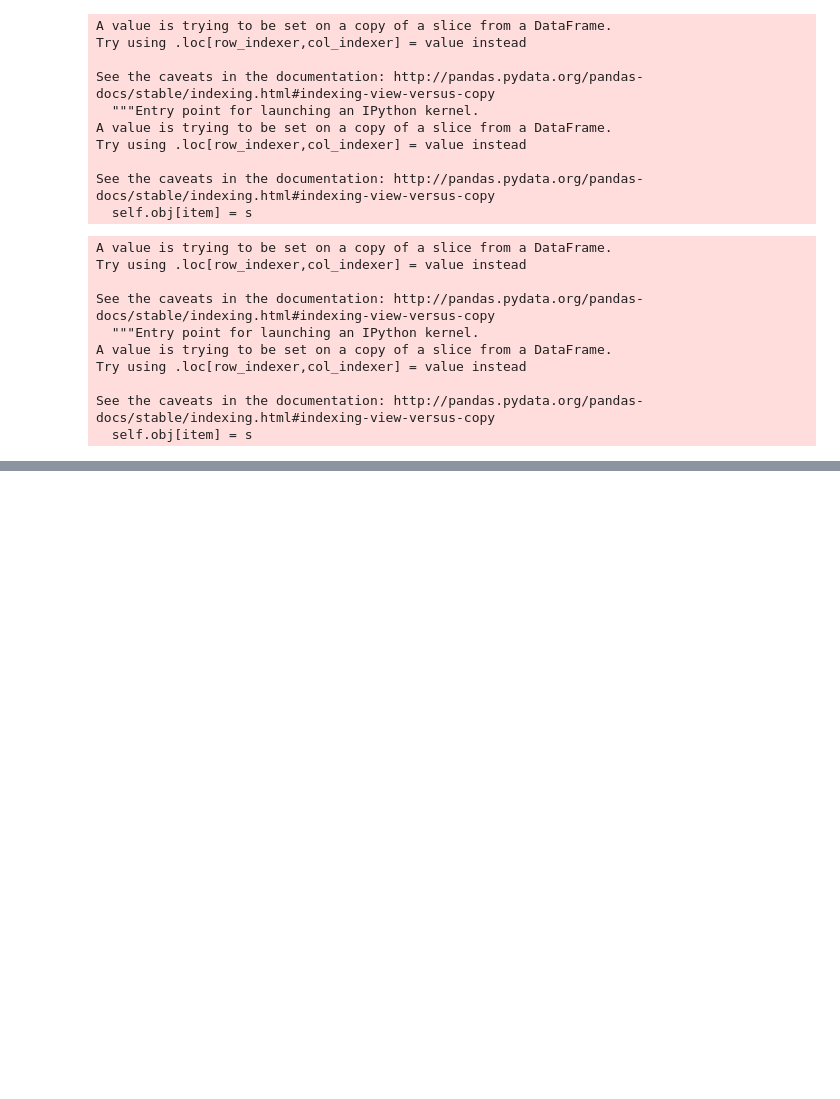
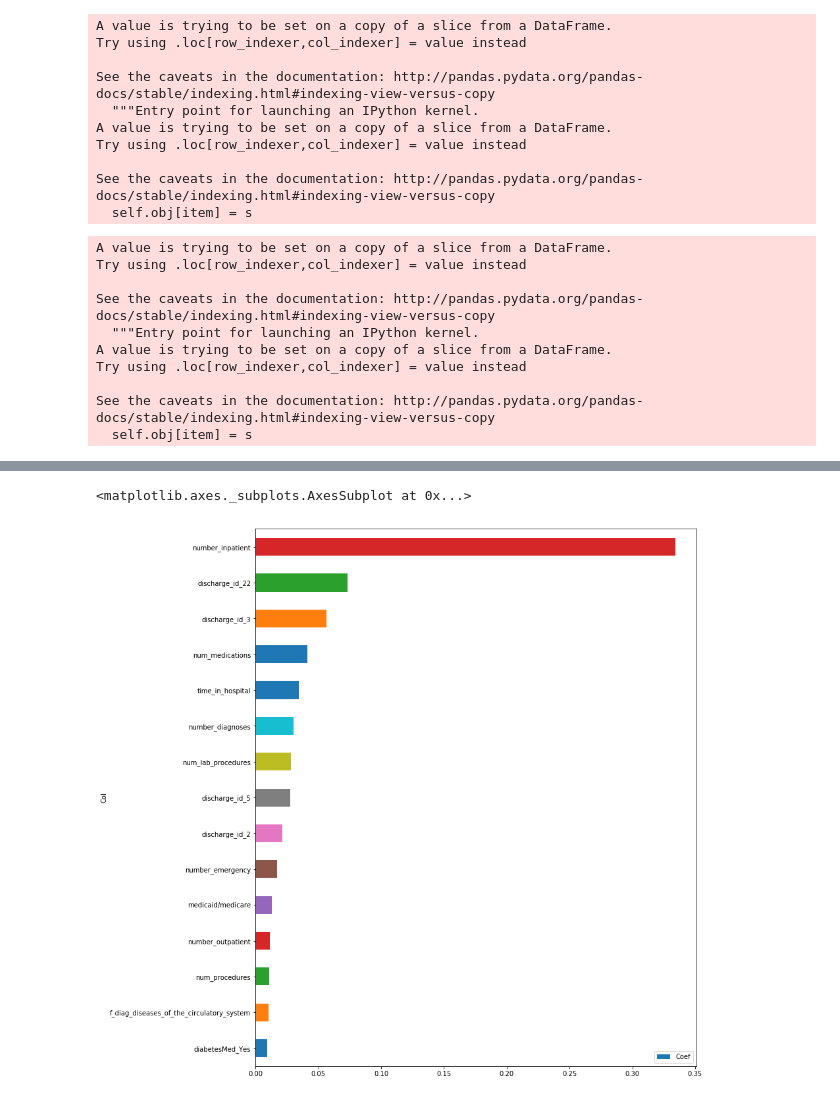
Before and after one commit to joonsooro/UnitedHealthcare, a Jupyter notebook: Leo/GBM with dummified & scale the data.ipynb, the cells around one changed output, grey strips where cells are left out. Saved outputs shown, nothing was run; the diff lists cells and outputs as text; code cells hidden in the pictures; blank space fills up the shorter version.

```diff
--- a/Leo/GBM with dummified & scale the data.ipynb
+++ b/Leo/GBM with dummified & scale the data.ipynb
@@ -201,13 +197,13 @@ max_feature = ["sqrt", "auto"]
 max_depth = [2,3,5]
 n_est = [500,1000,2000,3000]
 learning_rate= [0.01, 0.025, 0.05, 0.075, 0.1, 0.15, 0.2]
-subsample=[0.5, 0.618, 0.8, 0.85, 0.9, 0.95, 1.0]
+
 grid_param = {"max_depth": max_depth, "n_estimators": n_est, "learning_rate":learning_rate,
-               "min_samples_split": [2,3,5,7],"min_samples_leaf": [2,3,5,7],
-               "subsample":subsample, "max_features": max_feature}
+               "min_samples_split": [2,3,5,7],"min_samples_leaf": [2,3,5,7], "max_features": max_feature,
+             'subsample': [0.5, 0.618, 0.8, 0.85, 0.9, 0.95, 1.0]}
 n_folds = 3
 
-rs = RandomizedSearchCV(gbm, grid_param, cv = n_folds, n_iter=10, scoring = 'roc_auc')
+rs = RandomizedSearchCV(gbm, grid_param, cv = n_folds, n_iter=10, scoring = 'roc_auc',n_jobs=-1)
 # %%
 rs.fit(X_train, y_train)
 # %% [output]
@@ -235,5 +231,5 @@ rs.best_params_
 # %%
-gbm.set_params(max_features = "auto", learning_rate = 0.025, max_depth = 2, loss = "deviance", subsample = 0.618
-                                   , n_estimators = 500, min_samples_split = 3, min_samples_leaf = 5)
+gbm.set_params(max_features = "auto", learning_rate = 0.01, max_depth = 3, loss = "deviance",
+                n_estimators = 2000, min_samples_split = 2, min_samples_leaf = 7, subsample = 0.9)
 # %% [output]
 GradientBoostingClassifier(criterion='friedman_mse', init=None,
@@ -272,0 +285,4 @@ print(confusion_matrix(y_test, gbm.predict(X_test)))
+# %%
+gbm_coefs_df = pd.concat([pd.DataFrame(X_train.columns), pd.DataFrame(gbm.feature_importances_)], axis = 1)
+gbm_coefs_df.columns = ["Col", "Coef"]
+gbm_coefs_df = gbm_coefs_df.sort_values(by="Coef", ascending = False)
@@ -272,0 +310,8 @@ print(confusion_matrix(y_test, gbm.predict(X_test)))
+# %%
+imp_coef =gbm_coefs_df.head(15)
+imp_coef = imp_coef.sort_values(by='Coef', ascending = True)
+# %%
+imp_coef.plot(kind = 'barh', x = 'Col', y = 'Coef',figsize=[12,15], sort_columns="Coef")
+# %% [output]
+<matplotlib.axes._subplots.AxesSubplot at 0x...>
+[figure, added]
```
Also changed, not shown: parts of 72 cells of this notebook, 8 other files.
